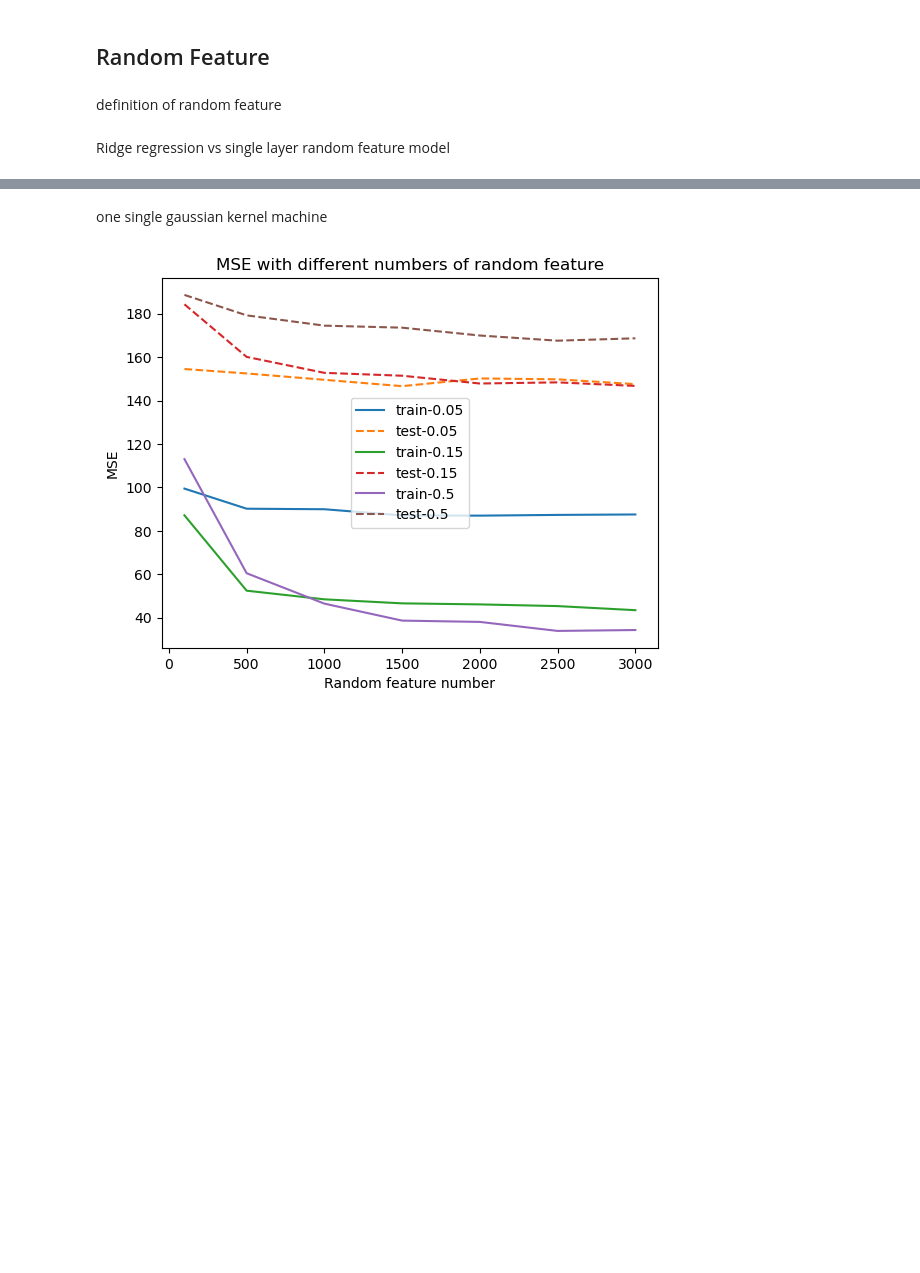
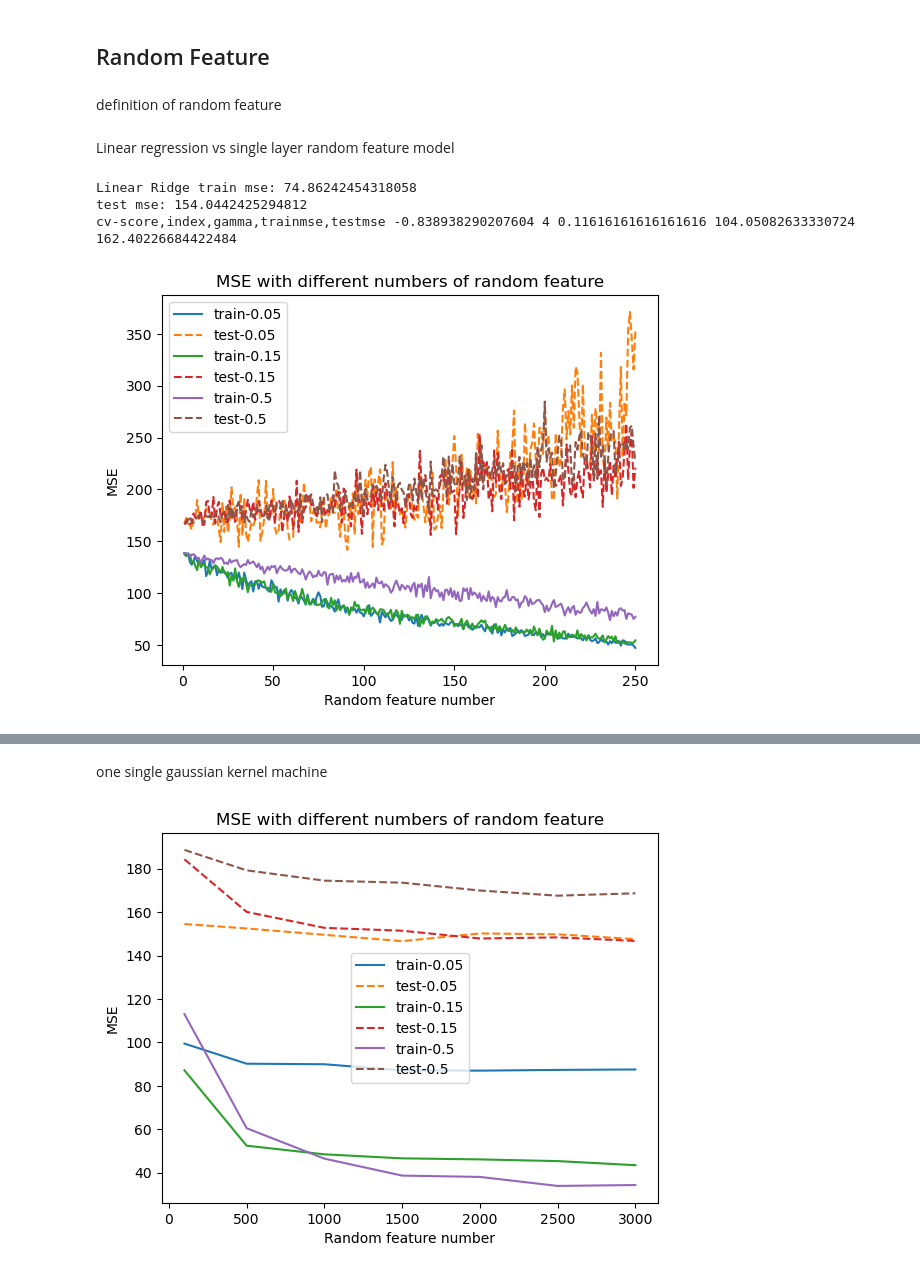
Before and after one commit to ZZZhyEva/Multi-layer-Kernel-Machine, a Jupyter notebook: Experiment-Random Feature Residual Learning.ipynb, the cells around one changed output, grey strips where cells are left out. Drawn from its saved outputs; the diff is of its cells as text; code cells hidden in the pictures; blank space fills up the shorter version.

```diff
--- a/Experiment-Random Feature Residual Learning.ipynb
+++ b/Experiment-Random Feature Residual Learning.ipynb
@@ -348,4 +349,70 @@ class RandomFourierFeature:
             )
         return result
 # %% [markdown]
-Ridge regression vs single layer random feature model
+Linear regression vs single layer random feature model
+# %%
+model =LinearRegression()
+model.fit(train_x, train_y)
+y_pretest=model.predict(test_x)
+y_pretrain=model.predict(train_x)
+print("Linear Ridge train mse:",mean_squared_error(train_y,y_pretrain))
+print("test mse:",mean_squared_error(test_y,y_pretest))
+
+score=[]
+trainmse=[]
+testmse=[]
+gaset=np.linspace(0.1,0.5,100)
+for ga in gaset:
+    rff=RandomFourierFeature(90,30,kernel='G',gamma=ga)
+    total_x=pd.concat([train_x,test_x])
+    feature=rff.transform(total_x)
+    train_xtransformed=feature[:len(train_x)]
+    test_xtransformed=feature[len(train_x):]
+    model.fit(train_xtransformed, train_y)
+    y_pretest=model.predict(test_xtransformed)
+    y_pretrain=model.predict(train_xtransformed)
+    score.append(cross_val_score(model,train_xtransformed,train_y,cv=5).mean())   ##cross-validation
+    trainmse.append(mean_squared_error(y_pretrain,train_y))
+    testmse.append(mean_squared_error(y_pretest,test_y))
+ind=score.index(max(score))
+print("cv-score,index,gamma,trainmse,testmse",max(score),ind,gaset[ind],trainmse[ind],testmse[ind])
+# %% [output]
+Linear Ridge train mse: 74.86242454318058
+test mse: 154.0442425294812
+cv-score,index,gamma,trainmse,testmse -0.838938290207604 4 0.11616161616161616 104.05082633330724 162.40226684422484
+# %%
+model =LinearRegression() #without bagging
+Layer=1
+m0set=np.linspace(1,250,250)
+m0set=m0set.astype(int)
+gaset=[0.05,0.15,0.5]
+
+for ga in gaset:
+    trainmse=[]
+    testmse=[]
+    t=[]
+    for m0 in m0set:
+        rff=RandomFourierFeature(90,m0,kernel='G',gamma=ga)
+        total_x=pd.concat([train_x,test_x])
+        feature=rff.transform(total_x)
+        train_xtransformed=feature[:700]
+        test_xtransformed=feature[700:]
+
+        model.fit(train_xtransformed, train_y)
+        y_pretest=model.predict(test_xtransformed)
+        y_pretrain=model.predict(train_xtransformed)
+
+        trainmse.append(mean_squared_error(train_y,y_pretrain))
+        testmse.append(mean_squared_error(test_y,y_pretest))
+
+    plt.plot(m0set,trainmse)
+    plt.plot(m0set,testmse,linestyle='dashed')
+
+
+plt.xlabel("Random feature number")
+plt.ylabel("MSE")
+plt.title("MSE with different numbers of random feature")
+plt.legend(["train-0.05","test-0.05","train-0.15","test-0.15","train-0.5","test-0.5"])
+plt.show()
+# %% [output]
+[figure, added]
```
Also changed, not shown: parts of 17 cells of this notebook.
